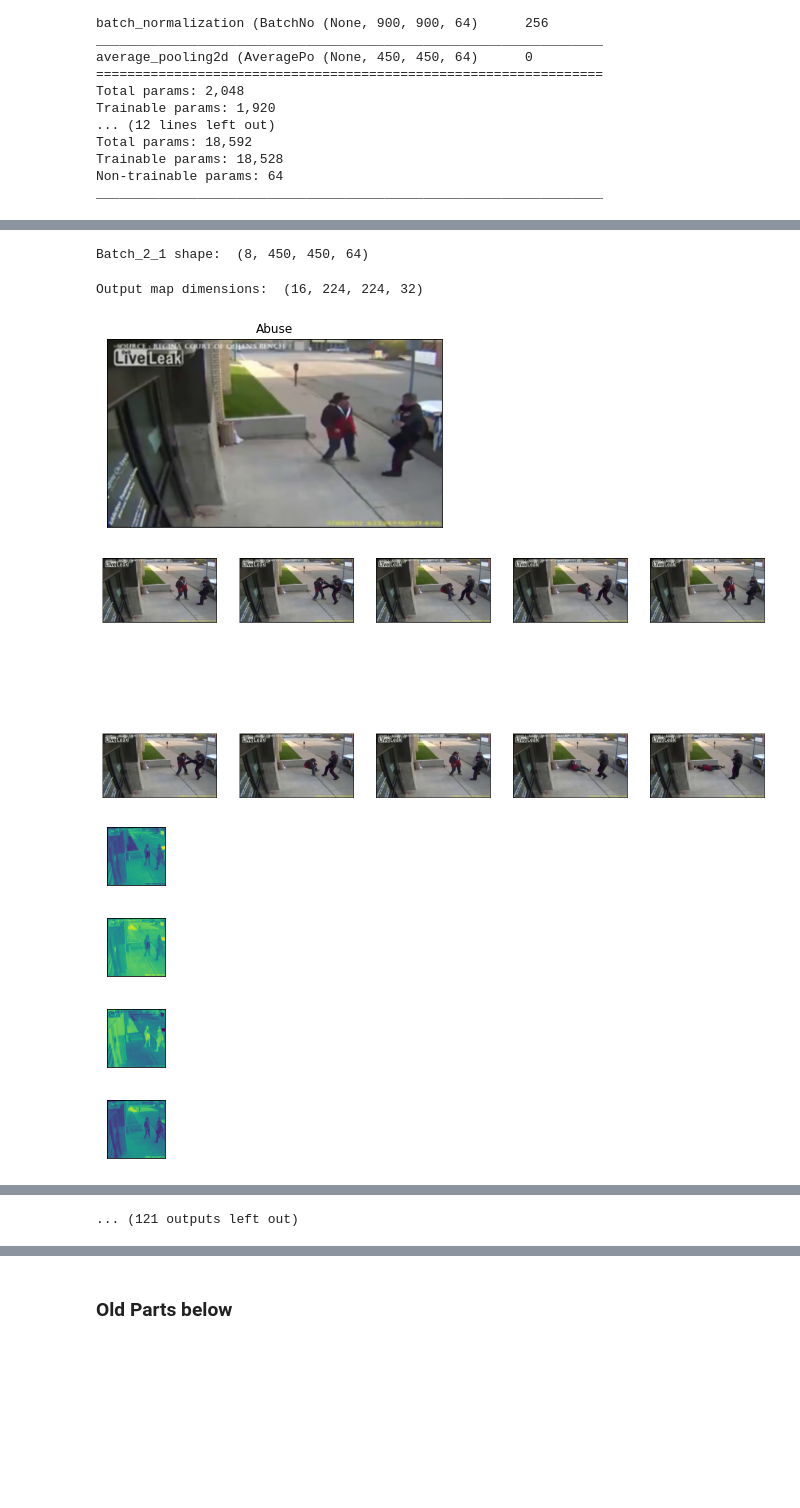
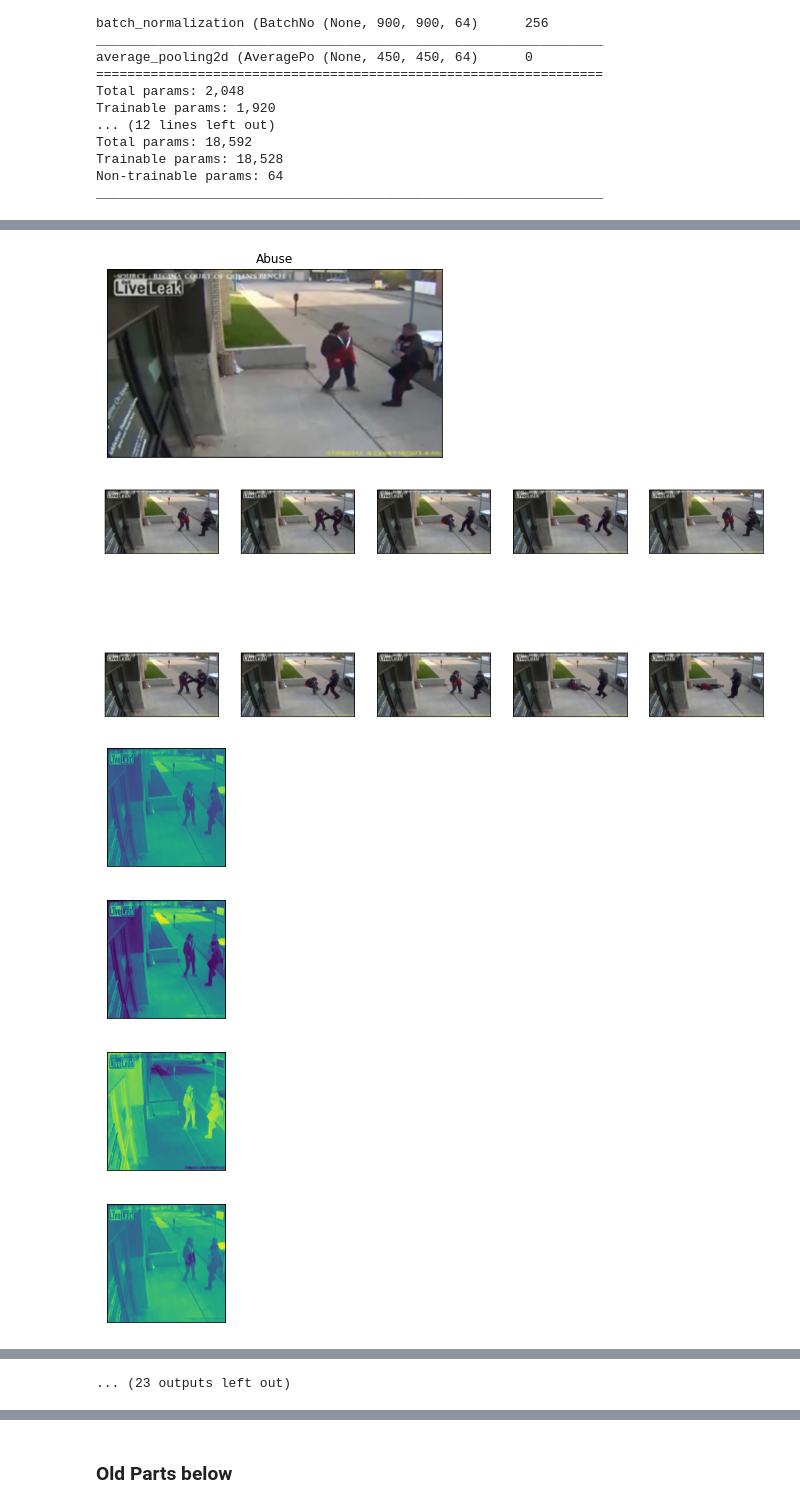
Before and after one commit to newb-dev-1008/Human-PokeDex, a Jupyter notebook: Crime Detection - Slow Fusion (Colab).ipynb, the cells around one changed output, grey strips where cells are left out. Drawn from its saved outputs; the diff is of its cells as text; code cells hidden in the pictures; blank space fills up the shorter version.

```diff
--- a/Crime Detection - Slow Fusion (Colab).ipynb
+++ b/Crime Detection - Slow Fusion (Colab).ipynb
@@ -77,8 +77,8 @@ def getFusedData(clipData, plot):
     # Loop for each 10 frames in a video clip
     while ((curr + 10) <= len(clipData)):
         tenFrames = clipData[curr : (curr + 10)]
-        print("Tenframes length: ", len(tenFrames))
-        print("Curr: ", curr)
+        # print("Tenframes length: ", len(tenFrames))
+        # print("Curr: ", curr)
 
         batch_1 = tenFrames[0 : 4]
         batch_2 = tenFrames[2 : 6]
@@ -92,24 +92,24 @@ def getFusedData(clipData, plot):
         batch_1_3 = np.stack(np.array(batch_3), axis = 0)
         batch_1_4 = np.stack(np.array(batch_4), axis = 0)
 
-        print("Input shape: ", batch_1_1.shape)
+        # print("Input shape: ", batch_1_1.shape)
 
         out_1_1 = first_layer(batch_1_1)
         out_1_2 = first_layer(batch_1_2)
         out_1_3 = first_layer(batch_1_3)
         out_1_4 = first_layer(batch_1_4)
 
-        print("First layer output shape: ", out_1_1.shape)
+        # print("First layer output shape: ", out_1_1.shape)
 
         # Plotting the output of the first layer
         if plot:
-            square = 8
+            square = 4
             ix = 1
             for _ in range(square):
                 for _ in range(square):
                     # specify subplot and turn of axis
                     plt.figure(figsize = [20, 10])
-                    plt.title("First Layer Output Maps")
+                    # plt.title("First Layer Output Maps")
                     ax = plt.subplot(square, square, ix)
                     ax.set_xticks([])
                     ax.set_yticks([])
@@ -121,7 +121,7 @@ def getFusedData(clipData, plot):
         batch_2_1 = np.concatenate([out_1_1, out_1_2])
         batch_2_2 = np.concatenate([out_1_3, out_1_4])
 
-        print("Batch_2_1 shape: ", batch_2_1.shape)
+        # print("Batch_2_1 shape: ", batch_2_1.shape)
 
         out_2_1 = second_layer(batch_2_1)
         out_2_2 = second_layer(batch_2_2)
@@ -129,7 +129,7 @@ def getFusedData(clipData, plot):
         # Plotting the output of the second layer
         if plot:
             plot = False
-            square = 8
+            square = 4
             ix = 1
             for _ in range(square):
                 for _ in range(square):
@@ -147,7 +147,7 @@ def getFusedData(clipData, plot):
         output_map = np.concatenate([out_2_1, out_2_2])
 
         if (flag == 0):
-            print("Output map dimensions: ", output_map.shape)
+            # print("Output map dimensions: ", output_map.shape)
             flag = 1
 
         output.append(output_map)
@@ -156,6 +156,8 @@ def getFusedData(clipData, plot):
 # %%
 import matplotlib.pyplot as plt
 import matplotlib.image as pltimg
+%matplotlib inline
+plt.rcParams.update({'figure.max_open_warning': 0})
 
 # Plot images, their outputs after the first and second layer
 # One image
@@ -174,7 +176,7 @@ plt.title(label)
 # Ten images in sequence
 i = 0
 images_list = []
-plt.figure(figsize = [20, 10])
+plt.figure(figsize = [15, 7])
 for images in imagePaths[:10]:
     plt.subplot(2, 5, (i + 1))
     image = pltimg.imread(images)
@@ -198,8 +204,6 @@ First layer output shape:  (4, 450, 450, 64)
-Batch_2_1 shape:  (8, 450, 450, 64)
-Output map dimensions:  (16, 224, 224, 32)
 [figure]
-[figure, old version]
+[figure, new version]
-[figure, old version]
+[figure, new version]
-[figure, old version]
+[figure, new version]
-[figure, old version]
+[figure, new version]
-[figure, old version]
+[figure, new version]
@@ -209 +212,0 @@ Output map dimensions:  (16, 224, 224, 32)
-... (121 outputs left out)
@@ -210,3 +215,4 @@ Output map dimensions:  (16, 224, 224, 32)
+... (23 outputs left out)
 # %%
 LABELS = set(["Abuse", "Assault", "Fighting", "Normal", "Robbery", "Vandalism"])
 imgPath = '/content/drive/MyDrive/Datasets/Annotated'
```
Also changed, not shown: parts of 4 cells of this notebook.
